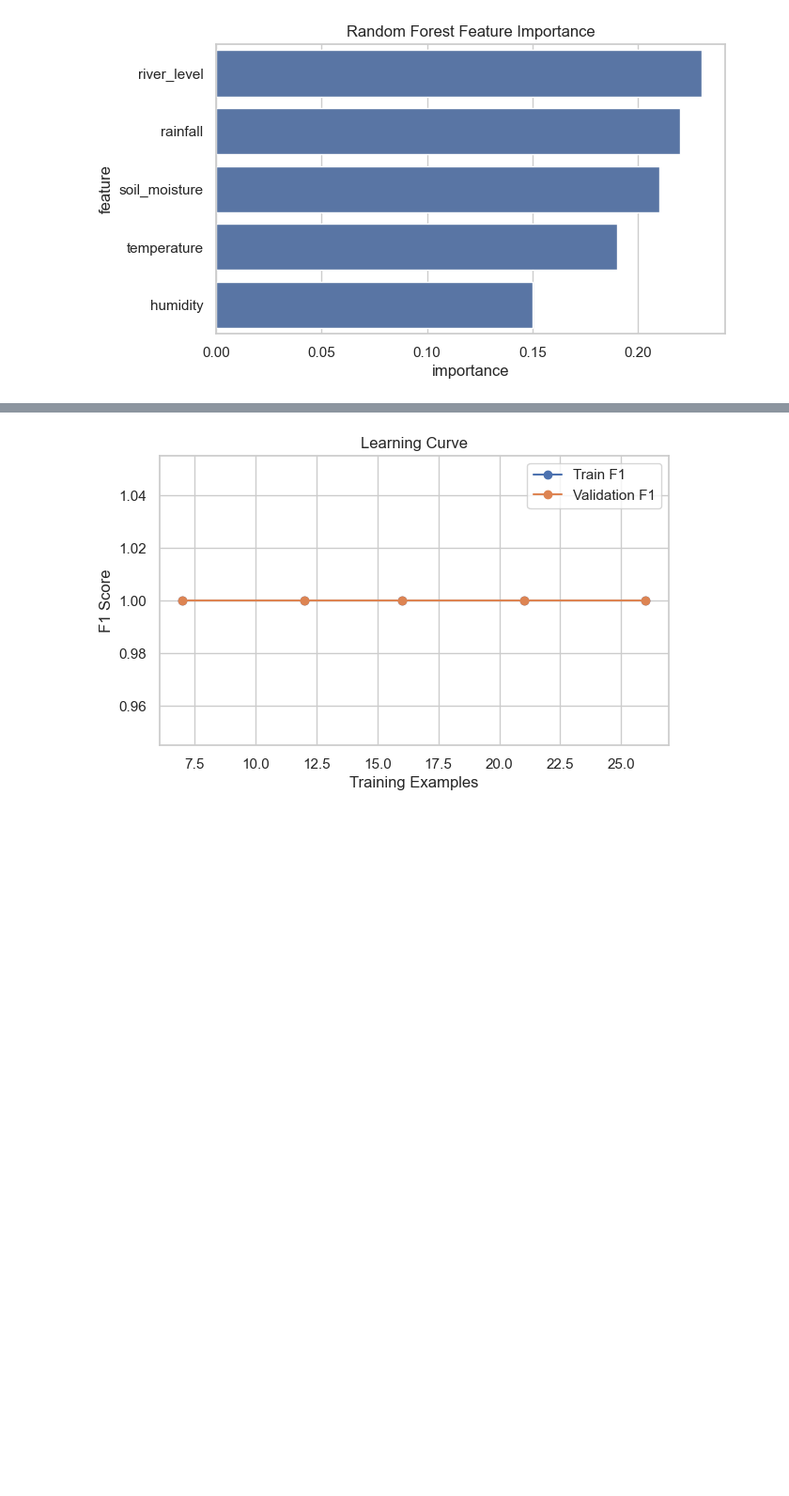
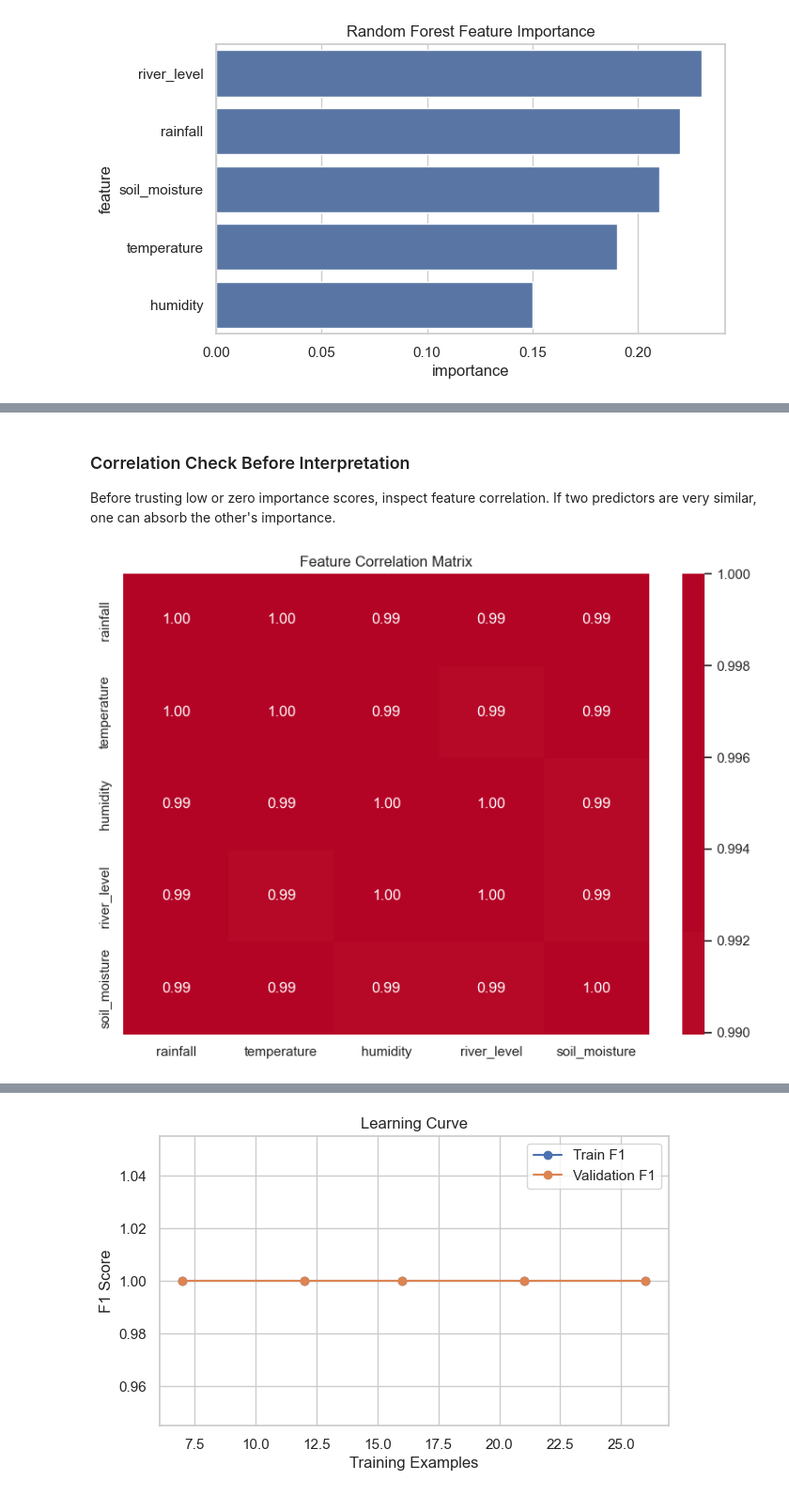
Before and after one commit to kalviumcommunity/S66-0426-Niru-FloodRisk-MachineLearning, a Jupyter notebook: notebooks/complete_project_workflow.ipynb, the cells around one changed output, grey strips where cells are left out. Shown at 94% size. Drawn from its saved outputs; the diff is of its cells as text; code cells hidden in the pictures; blank space fills up the shorter version.

```diff
--- a/notebooks/complete_project_workflow.ipynb
+++ b/notebooks/complete_project_workflow.ipynb
@@ -822,0 +872,14 @@ Bias-variance ideas covered in the original notebooks:
+# %% [markdown]
+### Correlation Check Before Interpretation
+
+Before trusting low or zero importance scores, inspect feature correlation. If two predictors are very similar, one can absorb the other's importance.
+# %%
+# This plots the feature correlation matrix for interpretation checks.
+corr = X_train.corr()
+plt.figure(figsize=(8, 6))
+sns.heatmap(corr, annot=True, fmt='.2f', cmap='coolwarm', center=0)
+plt.title('Feature Correlation Matrix')
+plt.tight_layout()
+plt.show()
+# %% [output]
+[figure, added]
```
Also changed, not shown: parts of 12 cells of this notebook, 5 other files.
